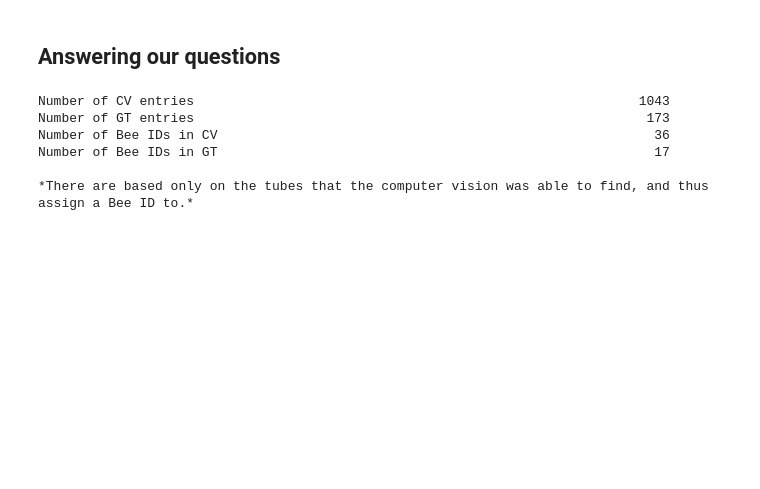
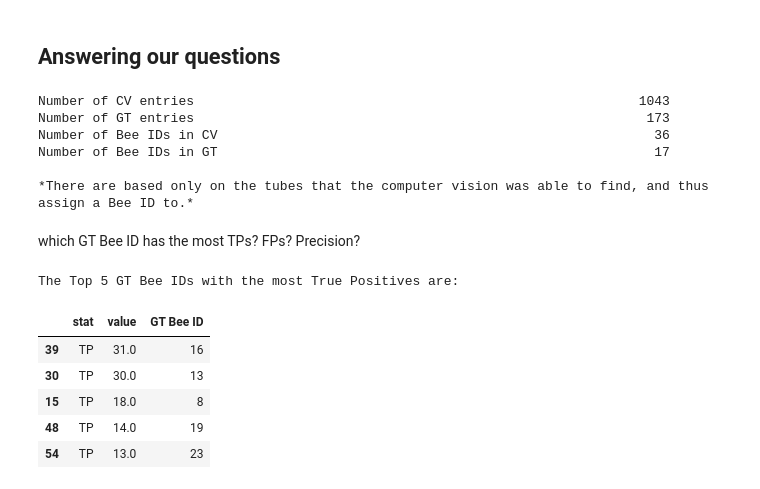
Before and after one commit to g1776/Bee-Hotel-Research, a Jupyter notebook: src/eval/ground_truth_compare.ipynb, the cells around one changed output. Cells and saved outputs as stored; diff of their text form; code cells hidden in the pictures; blank space fills up the shorter version.

```diff
--- a/src/eval/ground_truth_compare.ipynb
+++ b/src/eval/ground_truth_compare.ipynb
@@ -496,3 +499,16 @@ Number of Bee IDs in CV                                                        3
 Number of Bee IDs in GT                                                        17
 
 *There are based only on the tubes that the computer vision was able to find, and thus assign a Bee ID to.*
+# %% [markdown]
+which GT Bee ID has the most TPs? FPs? Precision?
+# %%
+print("The Top 5 GT Bee IDs with the most True Positives are:")
+tp_fp_precision_df[tp_fp_precision_df.stat == "TP"].sort_values(by="value", ascending=False).head(5)
+# %% [output]
+The Top 5 GT Bee IDs with the most True Positives are:
+|  | stat | value | GT Bee ID |
+| 39 | TP | 31.0 | 16 |
+| 30 | TP | 30.0 | 13 |
+| 15 | TP | 18.0 | 8 |
+| 48 | TP | 14.0 | 19 |
+| 54 | TP | 13.0 | 23 |
```
Also changed, not shown: parts of 4 cells of this notebook, 1 other file.
